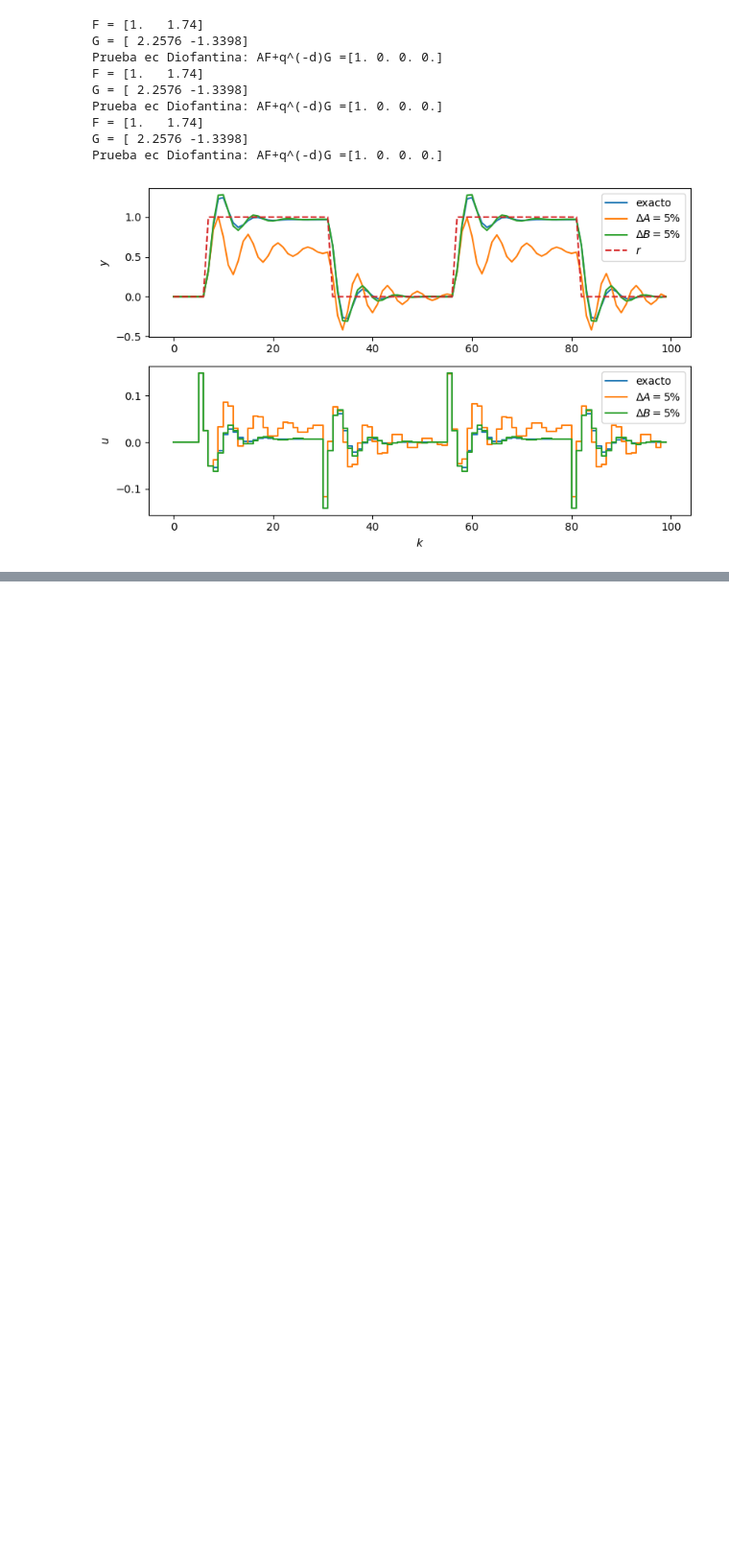
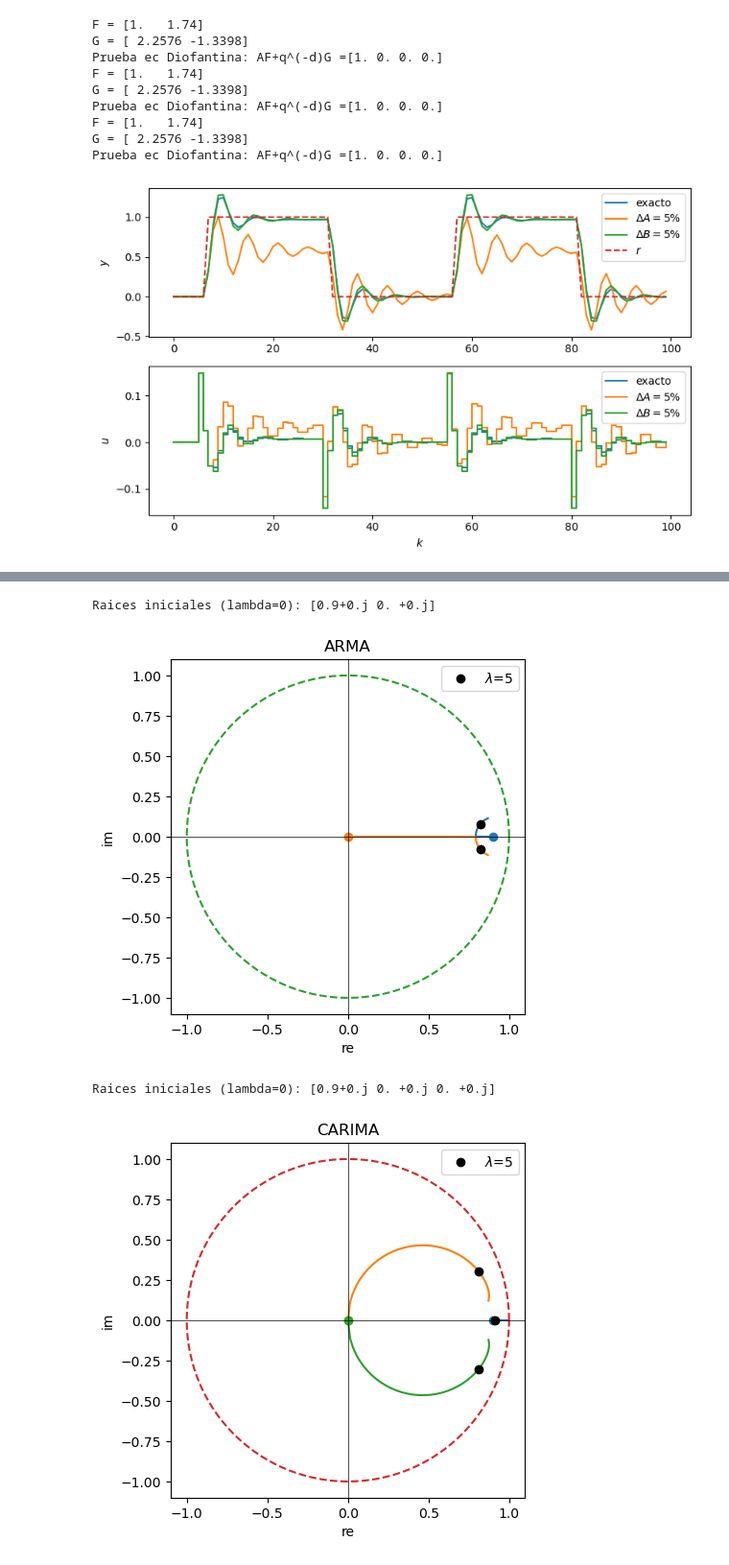
Before and after one commit to pgonfiuba/ica, a Jupyter notebook: 9. Predictivos/control_predictivo.ipynb, the cells around one changed output, grey strips where cells are left out. Shown at 96% size. Cells and saved outputs as stored; diff of their text form; code cells hidden in the pictures; blank space fills up the shorter version.

Commit message:
rlocus

```diff
--- a/9. Predictivos/control_predictivo.ipynb
+++ b/9. Predictivos/control_predictivo.ipynb
@@ -168,7 +168,7 @@ Prueba ec Diofantina: AF+q^(-d)G =[1. 0. 0. 0. 0.]
 # %% [markdown]
 ## Control predictivo ponderado
 # %%
-def simularControlPredictivoPonderado(A,Bp,d,r,lambda_=0,plot=True,deltaA=None,deltaB=None):
+def simularControlPredictivoPonderado(A,Bp,d,r,v=None,lambda_=0,plot=True,deltaA=None,deltaB=None):
     F,G,FBp = calcularPolinomiosPredictivo(A,Bp,d)
 
     A_ = A; Bp_ = Bp
@@ -182,9 +182,10 @@ def simularControlPredictivoPonderado(A,Bp,d,r,lambda_=0,plot=True,deltaA=None,d
     N = len(r)
     k = np.arange(N)
     u = np.zeros(N)
+    uv = np.zeros(N)
     y = np.zeros(N)
 
-    for kk in range(d+len(Bp),N-d):
+    for kk in range(d+len(Bp),N):
 
         # ===== Control predictivo =====
         # y_hat_d = G*y + FB' * u  (pero evaluado en k)
@@ -194,15 +195,17 @@ def simularControlPredictivoPonderado(A,Bp,d,r,lambda_=0,plot=True,deltaA=None,d
         Gy     = np.dot(G, y[kk:kk-len(G):-1])
         FBpu   = np.dot(FBp[1:], u[kk-1:kk-len(FBp):-1])
         # ecuación óptima: FB' u_k = r_{k+d} - Gy
-        u[kk] = (r[kk+d] - Gy - FBpu)/ (Bp[0]+lambda_/Bp[0])
+        u[kk] = ((r[kk+d] if kk+d<N else r[-1]) - Gy - FBpu)/ (Bp[0]+lambda_/Bp[0])
+        uv[kk] = u[kk] + (v[kk-d] if v is not None else 0)
 
         # ===== Simulación de la Planta =====
         # parte autoregresiva de la salida
         y_AR = np.dot(-A_[1:],y[kk:kk-len(A_)+1:-1])
         # parte que depende de la entrada retrasada
-        y_X = np.dot(Bp_, u[kk-d+1:kk-d+1-len(Bp_):-1])
+        y_X = np.dot(Bp_, uv[kk-d+1:kk-d+1-len(Bp_):-1])
         # salida total
-        y[kk+1] = y_AR + y_X
+        if kk<N-1:
+            y[kk+1] = y_AR + y_X
 
 
     # ===========================================
@@ -211,7 +214,7 @@ def simularControlPredictivoPonderado(A,Bp,d,r,lambda_=0,plot=True,deltaA=None,d
     if plot:
         plt.figure(figsize=(8,5))
         plt.subplot(211)
-        plt.step(k, r, '--', label='$r$',where='post')
+        plt.plot(k, r, '--', label='$r$')#,where='post')
         plt.plot(k, y, label='$y$')
         plt.legend()
         plt.subplot(212)
@@ -310,0 +427,46 @@ Prueba ec Diofantina: AF+q^(-d)G =[1. 0. 0. 0.]
+# %%
+# Veamos la evolución de los polos en función de lambda_
+
+def rlocus_lambda(A,Bp,lambda_extr=(0,50),N_lambdas=200,lambda_show=None,title="Evolución de raíces según $\lambda$"):
+    grado = len(A)   # número de coeficientes del polinomio
+    lambdas_ = np.linspace(lambda_extr[0],lambda_extr[1],N_lambdas)  # cantidad de iteraciones
+
+    raices = np.zeros((len(lambdas_),len(A)-1), dtype=complex)
+
+    for i, lambda_ in enumerate(lambdas_):
+        den = np.r_[Bp*Bp[0], np.zeros(len(A)-len(Bp))] + A*lambda_
+        raices[i,:] = np.roots(den)
+
+    print(f'Raices iniciales (lambda=0): {raices[0,:]}')
+    for n in range(grado-1):
+        line, = plt.plot(np.real(raices[:,n]),np.imag(raices[:,n]))
+        color = line.get_color()
+        plt.plot(np.real(raices[0,n]),np.imag(raices[0,n]),'o',color=color)
+    if lambda_show is not None:
+        n = np.argmin(np.abs(lambdas_-lambda_show))
+        plt.plot(np.real(raices[n,:]),np.imag(raices[n,:]),'ko',label=f'$\lambda$={lambda_show}')
+        plt.legend()
+
+    theta = np.linspace(0, 2*np.pi, 400)
+    x = np.cos(theta)
+    y = np.sin(theta)
+    plt.plot(x, y, '--')   # círculo unitario punteado
+
+    # --- Decoración ---
+    plt.axhline(0, color='black', linewidth=0.5)
+    plt.axvline(0, color='black', linewidth=0.5)
+    plt.gca().set_aspect('equal', 'box')
+    plt.title(title)
+    plt.xlabel("re")
+    plt.ylabel("im")
+    #plt.grid(True)
+
+    plt.show()
+
+rlocus_lambda(A,Bp,lambda_extr=(0,200),N_lambdas=20000,lambda_show=lambda_,title='ARMA')
+rlocus_lambda(np.polymul(A,[1,-1]),Bp,lambda_extr=(0,200),N_lambdas=20000,lambda_show=lambda_,title='CARIMA')
+# %% [output]
+Raices iniciales (lambda=0): [0.9+0.j 0. +0.j]
+[figure, added]
+Raices iniciales (lambda=0): [0.9+0.j 0. +0.j 0. +0.j]
+[figure, added]
```
Also changed, not shown: parts of 2 cells of this notebook.
